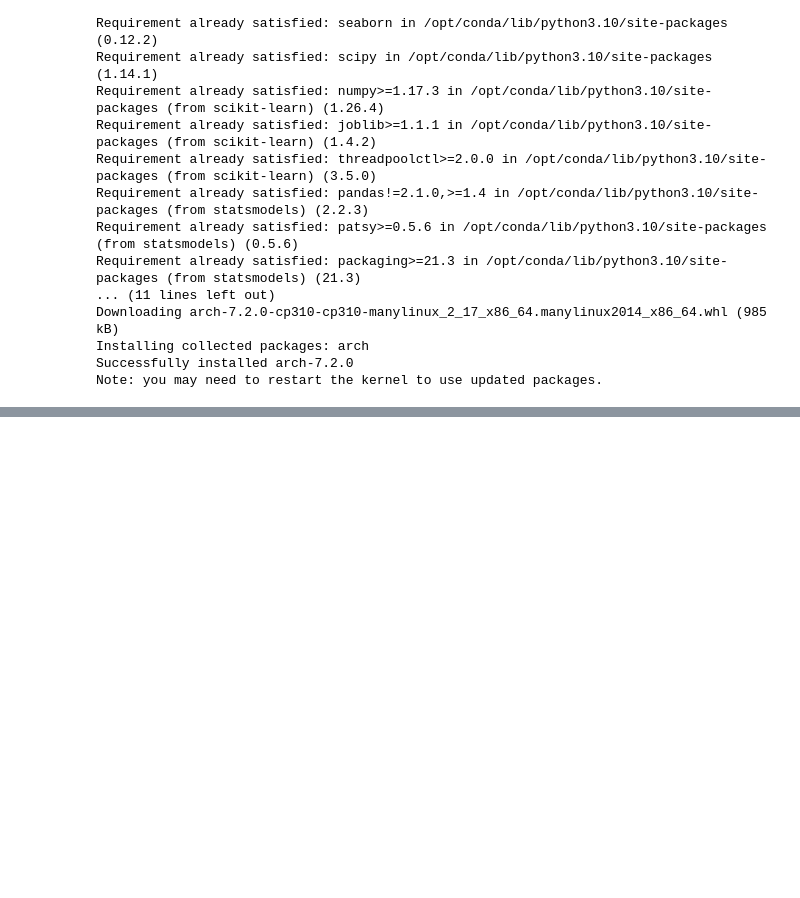
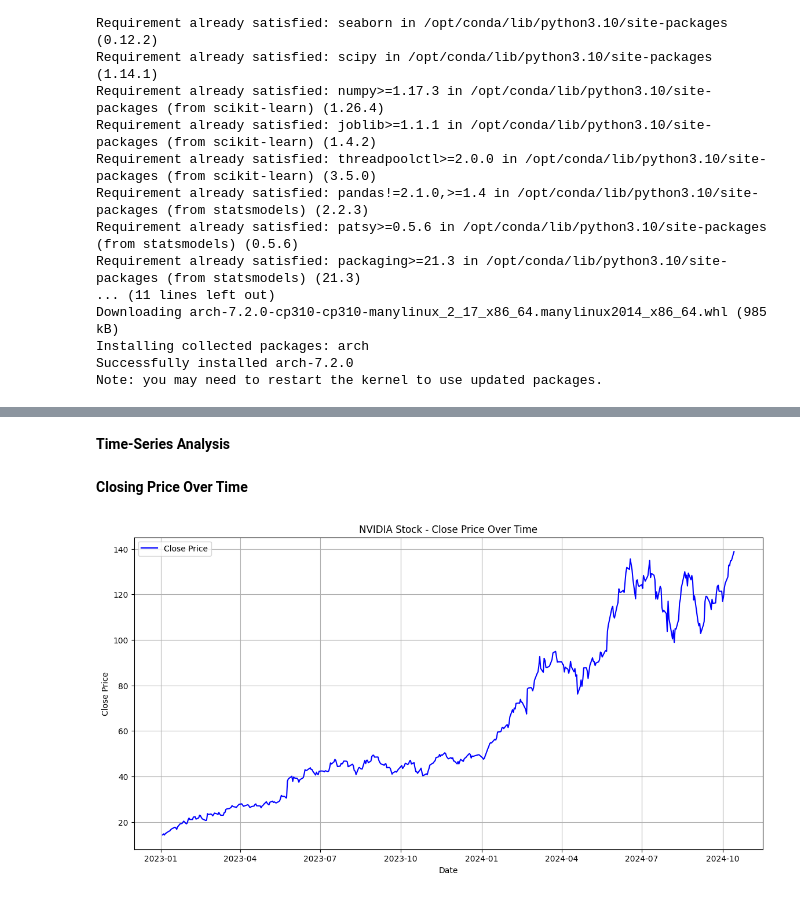
Before and after one commit to mervegb/stock-market-analysis-lstm, a Jupyter notebook: analysis-modeling-nvidia-data.ipynb, the cells around one changed output, grey strips where cells are left out. Cells and saved outputs as stored; diff of their text form; code cells hidden in the pictures; blank space fills up the shorter version.

Commit message:
time series analysis

```diff
--- a/analysis-modeling-nvidia-data.ipynb
+++ b/analysis-modeling-nvidia-data.ipynb
@@ -39,0 +85,16 @@ data.set_index("Date", inplace=True)
+# %% [markdown]
+**Time-Series Analysis**
+# %% [markdown]
+**Closing Price Over Time**
+# %%
+#Plot the closing price over time
+plt.figure(figsize=(14,7))
+plt.plot(data["Close"], label="Close Price", color="blue")
+plt.title("NVIDIA Stock - Close Price Over Time")
+plt.xlabel("Date")
+plt.ylabel("Close Price")
+plt.legend()
+plt.grid(True)
+plt.show()
+# %% [output]
+[figure, added]
```
Also changed, not shown: parts of 11 cells of this notebook.
